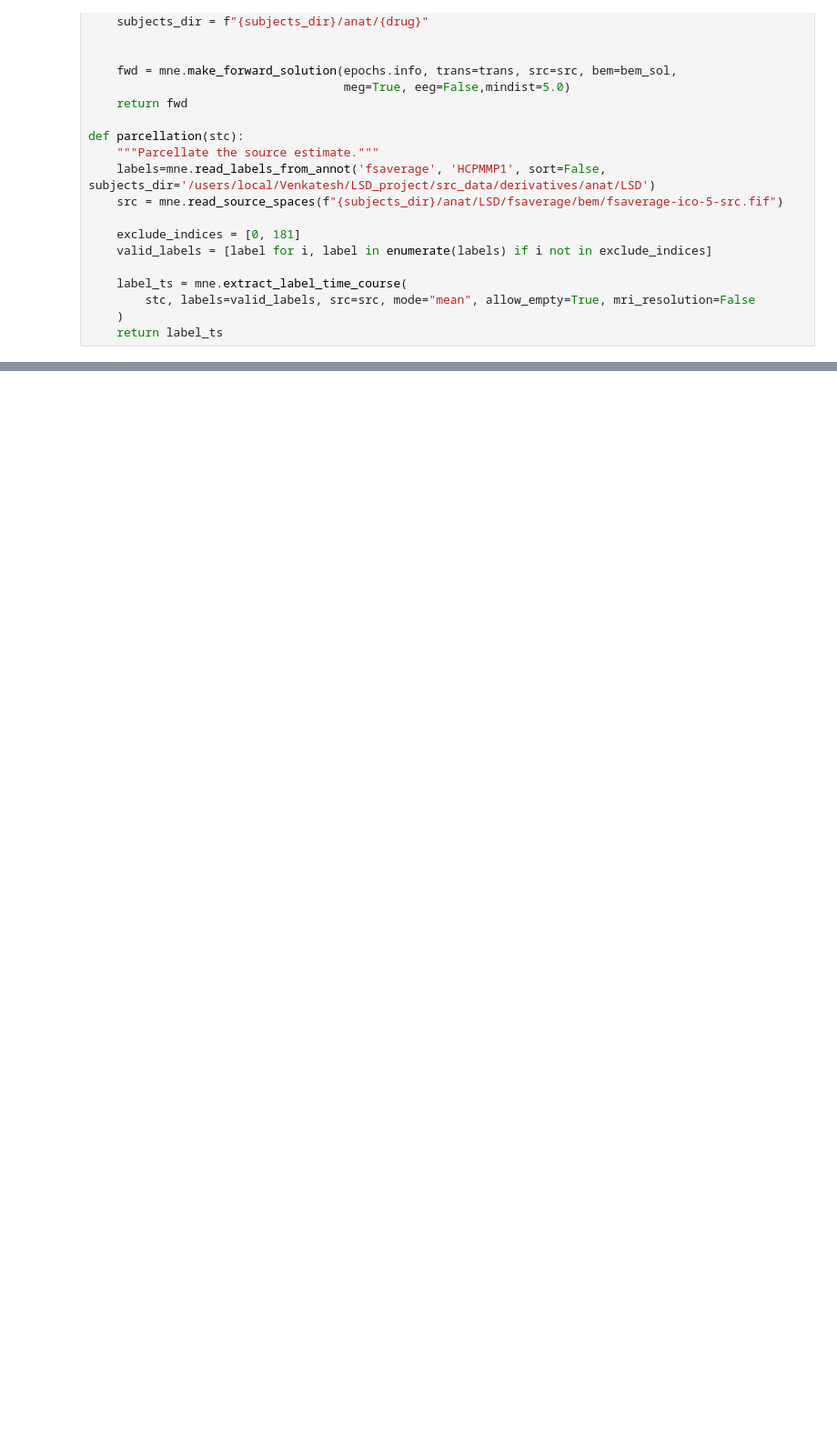
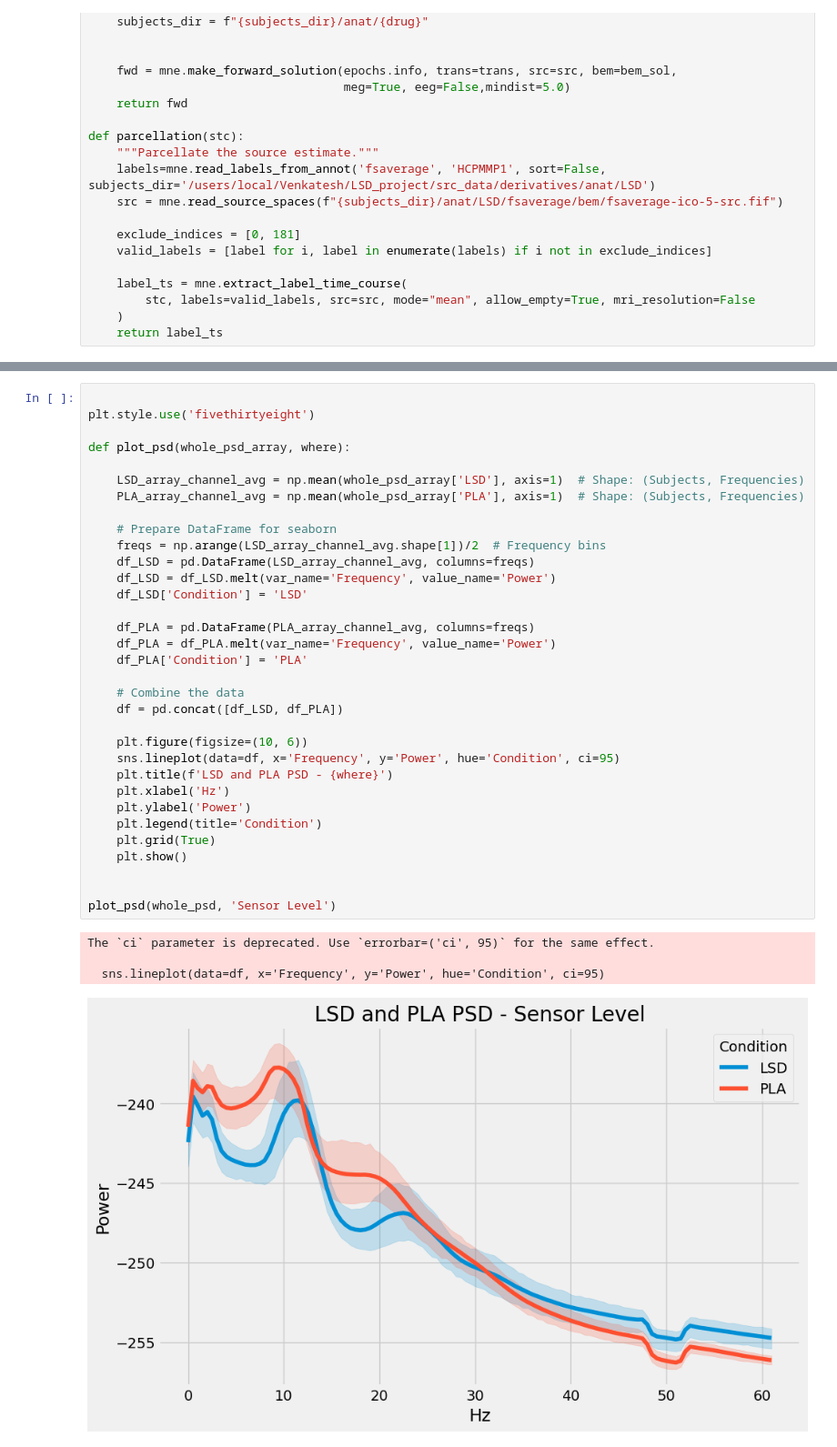
Before and after one commit to venkateshness/LSD_project, a Jupyter notebook: scripts/source localization/source_localization.ipynb, the cells around one changed output, grey strips where cells are left out. Shown: that part at 91% size. Drawn from its saved outputs; the diff is of its cells as text; blank space fills up the shorter version.

```diff
--- a/scripts/source localization/source_localization.ipynb
+++ b/scripts/source localization/source_localization.ipynb
@@ -241,0 +404,38 @@ raw_fname = data_path / "MEG" / "sample" / "sample_audvis_filt-0-40_raw.fif"
+# %%
+
+plt.style.use('fivethirtyeight')
+
+def plot_psd(whole_psd_array, where):
+
+    LSD_array_channel_avg = np.mean(whole_psd_array['LSD'], axis=1)  # Shape: (Subjects, Frequencies)
+    PLA_array_channel_avg = np.mean(whole_psd_array['PLA'], axis=1)  # Shape: (Subjects, Frequencies)
+
+    # Prepare DataFrame for seaborn
+    freqs = np.arange(LSD_array_channel_avg.shape[1])/2  # Frequency bins
+    df_LSD = pd.DataFrame(LSD_array_channel_avg, columns=freqs)
+    df_LSD = df_LSD.melt(var_name='Frequency', value_name='Power')
+    df_LSD['Condition'] = 'LSD'
+
+    df_PLA = pd.DataFrame(PLA_array_channel_avg, columns=freqs)
+    df_PLA = df_PLA.melt(var_name='Frequency', value_name='Power')
+    df_PLA['Condition'] = 'PLA'
+
+    # Combine the data
+    df = pd.concat([df_LSD, df_PLA])
+
+    plt.figure(figsize=(10, 6))
+    sns.lineplot(data=df, x='Frequency', y='Power', hue='Condition', ci=95)
+    plt.title(f'LSD and PLA PSD - {where}')
+    plt.xlabel('Hz')
+    plt.ylabel('Power')
+    plt.legend(title='Condition')
+    plt.grid(True)
+    plt.show()
+
+
+plot_psd(whole_psd, 'Sensor Level')
+# %% [output]
+The `ci` parameter is deprecated. Use `errorbar=('ci', 95)` for the same effect.
+
+  sns.lineplot(data=df, x='Frequency', y='Power', hue='Condition', ci=95)
+[figure, added]
```
Also changed, not shown: parts of 33 cells of this notebook, 2 other files.
